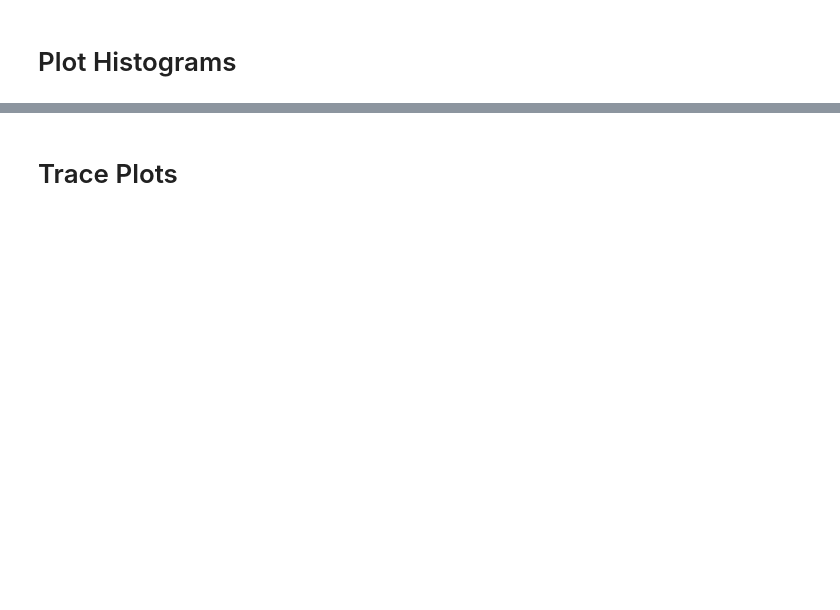
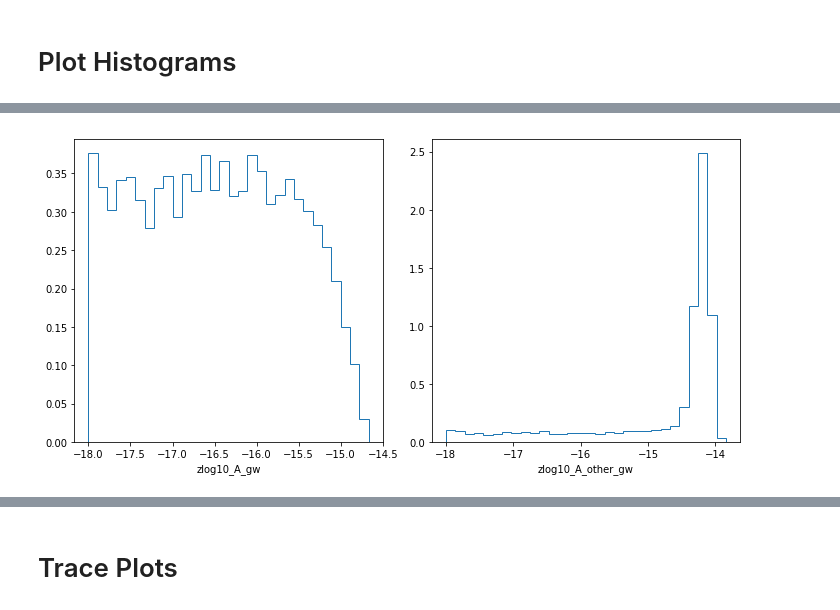
Before and after one commit to LBJ-Wade/NANOGrav, a Jupyter notebook: BackgroundInjections/Plotz.ipynb, the cells around one changed output, grey strips where cells are left out. Cells and saved outputs as stored; diff of their text form; code cells hidden in the pictures; blank space fills up the shorter version.

```diff
--- a/BackgroundInjections/Plotz.ipynb
+++ b/BackgroundInjections/Plotz.ipynb
@@ -28,3 +32,7 @@ burn_run_1 = int(0.25 * chain_run_1.shape[0])
+# %%
+#Load chains for run 4
+chain_run_4 = pd.read_csv(run_4_dir + '/chain_1.txt', sep='\t', dtype=float, header=None).values
+burn_run_4 = int(0.25 * chain_run_4.shape[0])
 # %% [markdown]
 # Load Parameter Files
 # %%
@@ -74 +81,5 @@ draw_histograms(chain_run_1[burn_run_1:],param_dict_run_1,indices)
+# %%
+draw_histograms(chain_run_4[burn_run_4:],param_dict_run_4,indices)
+# %% [output]
+[figure, added]
 # %%
```
Also changed, not shown: parts of 23 cells of this notebook, 18 other files.
